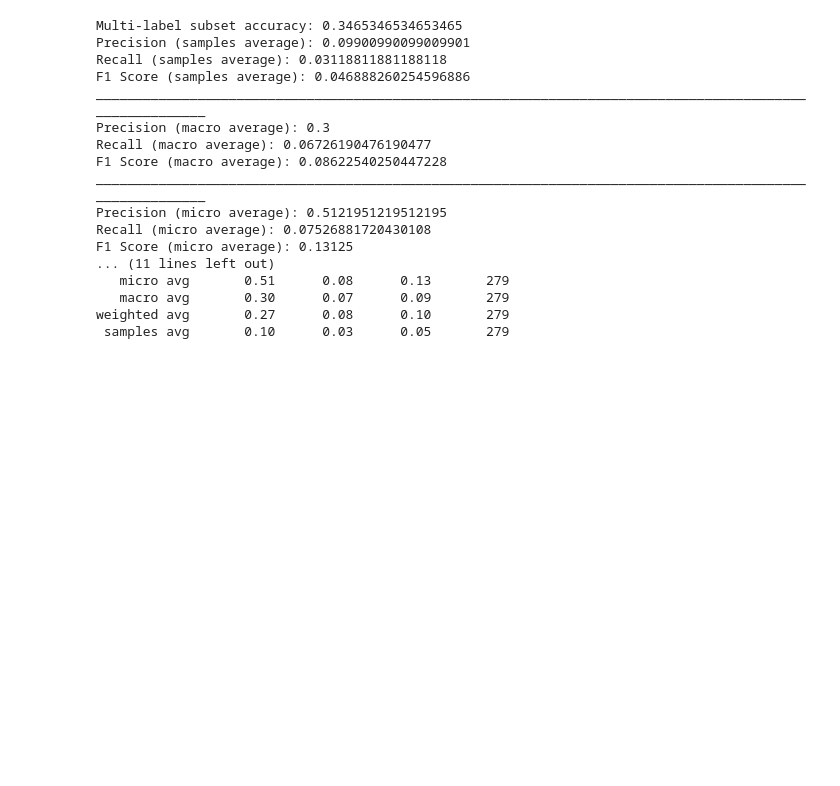
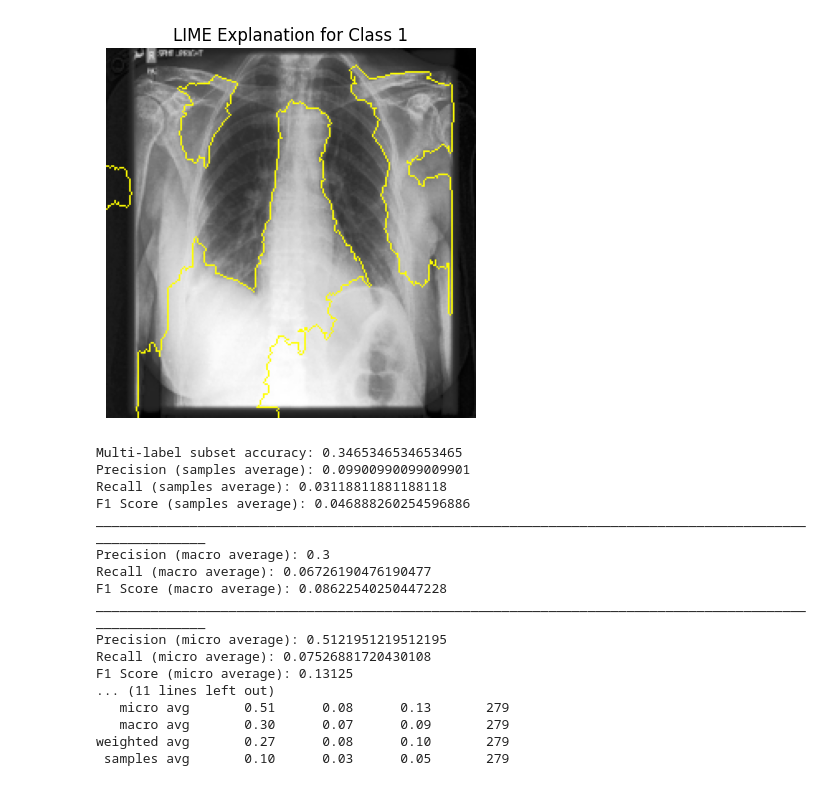
Before and after one commit to BarGinger/ExplainableAIRadiology, a Jupyter notebook: nikita_metrics.ipynb, the cells around one changed output. Saved outputs shown, nothing was run; the diff lists cells and outputs as text; code cells hidden in the pictures; blank space fills up the shorter version.

Commit message:
added lime

```diff
--- a/nikita_metrics.ipynb
+++ b/nikita_metrics.ipynb
@@ -36,5 +28,5 @@ model.classifier = nn.Sequential(nn.Linear(2208, 256),
 # %%
-class_names = ['Atelectasis', 'Cardiomegaly', 'Consolidation', 'Edema', 'Pleural Effusion']
+class_names = ['Pleural Effusion']
 policies = ['ones', 'zeroes', 'mixed']
 transform = transforms.Compose([
     transforms.Resize((224, 224)),  # Resize images to 224x224 pixels
@@ -60,6 +60,4 @@ test_df = pd.concat([test_image_paths_df, test_labels_df], axis=1)
 # %%
-resnet18 = models.resnet18(weights=models.ResNet18_Weights.IMAGENET1K_V1)
-model_resnet = upload_pretrained(resnet18, add_layers=True, n_labels=len(class_names), freeze_layers=True)
-state_dict = torch.load("model_resnet.pth", map_location=torch.device('cpu'))
-
-model_resnet.load_state_dict(state_dict)
+densenet121 = models.densenet121(weights=models.DenseNet121_Weights.IMAGENET1K_V1)
+model_densenet121 = upload_pretrained_densenet121(densenet121, add_layers=True, n_labels=len(class_names), freeze_layers=True)
+state_dict = torch.load("model_densenet121.pth", map_location=torch.device('cpu'))
@@ -125,5 +67,5 @@ def evaluate_model(model, test_loader: DataLoader, criterion, device='cuda'):
 test_dataset = CheXpertDataset(test_df, class_names, transform=transform)
 
 # Create DataLoader for the test dataset
-test_loader = DataLoader(test_dataset, batch_size=16, shuffle=False)
+test_loader = DataLoader(test_dataset, batch_size=32, shuffle=False)
 # %%
@@ -154,3 +89,85 @@ tensor([[0., 0., 0., 0., 0.],
+# %%
+import numpy as np
+import torch
+import matplotlib.pyplot as plt
+from lime.lime_image import LimeImageExplainer
+from skimage.segmentation import mark_boundaries
+import torchvision.transforms as transforms
+from PIL import Image
+
+# Ensure your model is in evaluation mode and on the proper device.
+model_densenet121.eval()
+device = torch.device("cuda" if torch.cuda.is_available() else "cpu")
+model_densenet121.to(device)
+
+# Helper: convert a PyTorch image tensor to a NumPy array normalized to [0,1]
+def preprocess_img(img_tensor):
+    # Assuming img_tensor is of shape (C, H, W)
+    img_np = img_tensor.permute(1, 2, 0).cpu().numpy()
+    img_np = (img_np - img_np.min()) / (img_np.max() - img_np.min())
+    return img_np
+
+# Assuming you have obtained an image from your testloader:
+# For example, grabbing the first image from a batch:
+dataiter = iter(test_loader)
+images, labels = next(dataiter)
+img = images[0]  # select the first image from the batch
+img_np = preprocess_img(img)
+
+# Prediction function for LIME:
+def predict_fn(images):
+    """
+    images: list/array of images in NumPy format (H x W x C), with pixel values in [0, 1].
+    Returns: a NumPy array of shape (n_samples, 2) with class probabilities.
+    """
+    # Convert each LIME image (numpy array) to a PIL image, then to a tensor.
+    tensor_images = [
+        transforms.ToTensor()(Image.fromarray((img * 255).astype(np.uint8)))
+        for img in images
+    ]
+    # Stack into a single batch tensor of shape (N, C, H, W)
+    batch = torch.stack(tensor_images).to(device)
+
+    with torch.no_grad():
+        outputs = model_densenet121(batch)  # outputs shape: (batch, 1)
+        # Apply sigmoid to get probability for class 1.
+        probs_class1 = torch.sigmoid(outputs)
+        # Create two-class probabilities: class0 = 1 - p, class1 = p.
+        probs = torch.cat([1 - probs_class1, probs_class1], dim=1)
+
+    return probs.cpu().numpy()
+
+# Create LIME image explainer.
+explainer = LimeImageExplainer()
+
+# Explain the prediction for the chosen image.
+# For binary classification, we can set top_labels=2 or even explicitly request a particular label.
+explanation = explainer.explain_instance(
+    img_np.astype("double"),   # LIME expects a double precision image array.
+    predict_fn,
+    top_labels=2,              # With binary classification, there are two labels.
+    hide_color=0,
+    num_samples=1000           # Number of perturbed samples
+)
+
+# Choose the label you wish to explain. For example, to explain class 1 (positive class):
+label_to_explain = 1  # or use explanation.top_labels[0] if that suits your needs
+
+# Get the explanation mask.
+temp, mask = explanation.get_image_and_mask(
+    label=label_to_explain,
+    positive_only=True,
+    num_features=10,
+    hide_rest=False
+)
+
+# Visualize the explanation.
+plt.imshow(mark_boundaries(temp, mask))
+plt.title(f"LIME Explanation for Class {label_to_explain}")
+plt.axis("off")
+plt.show()
+# %% [output]
+[figure, added]
 # %%
 import torch
 from sklearn.metrics import (
```
Also changed, not shown: parts of 14 cells of this notebook, 3 other files.
